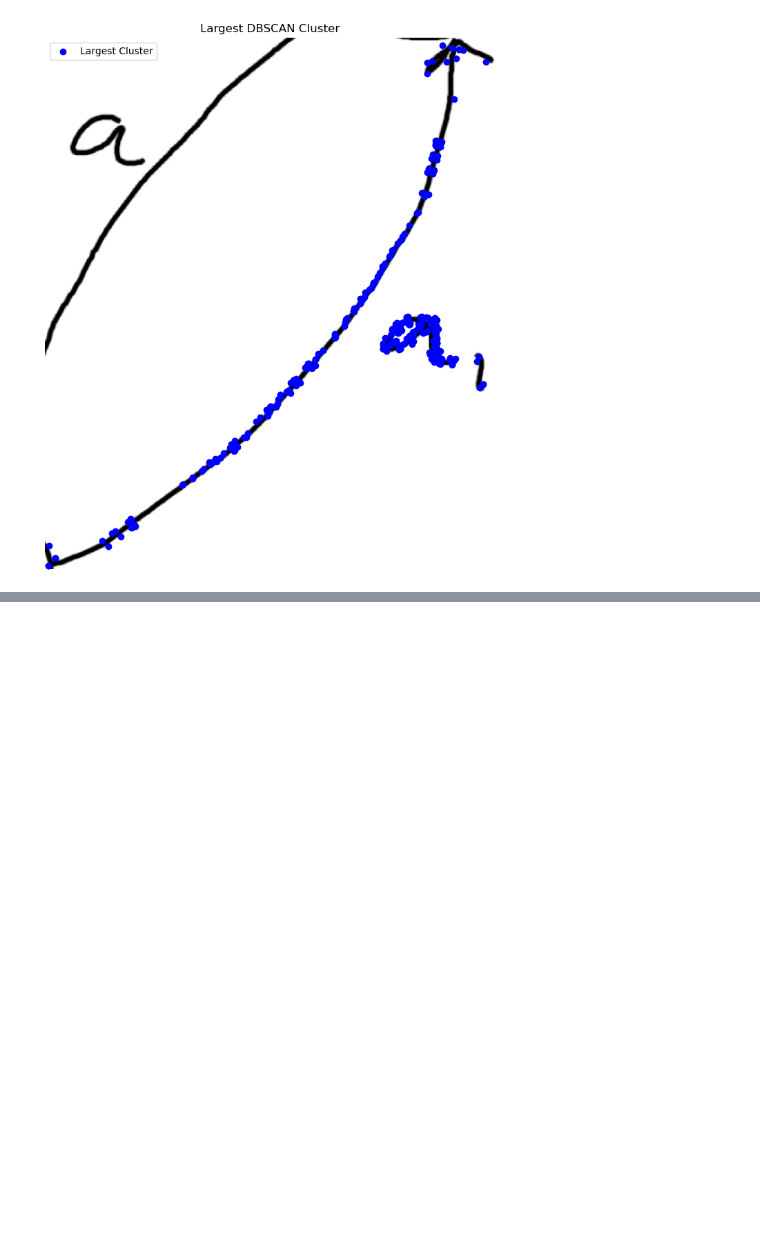
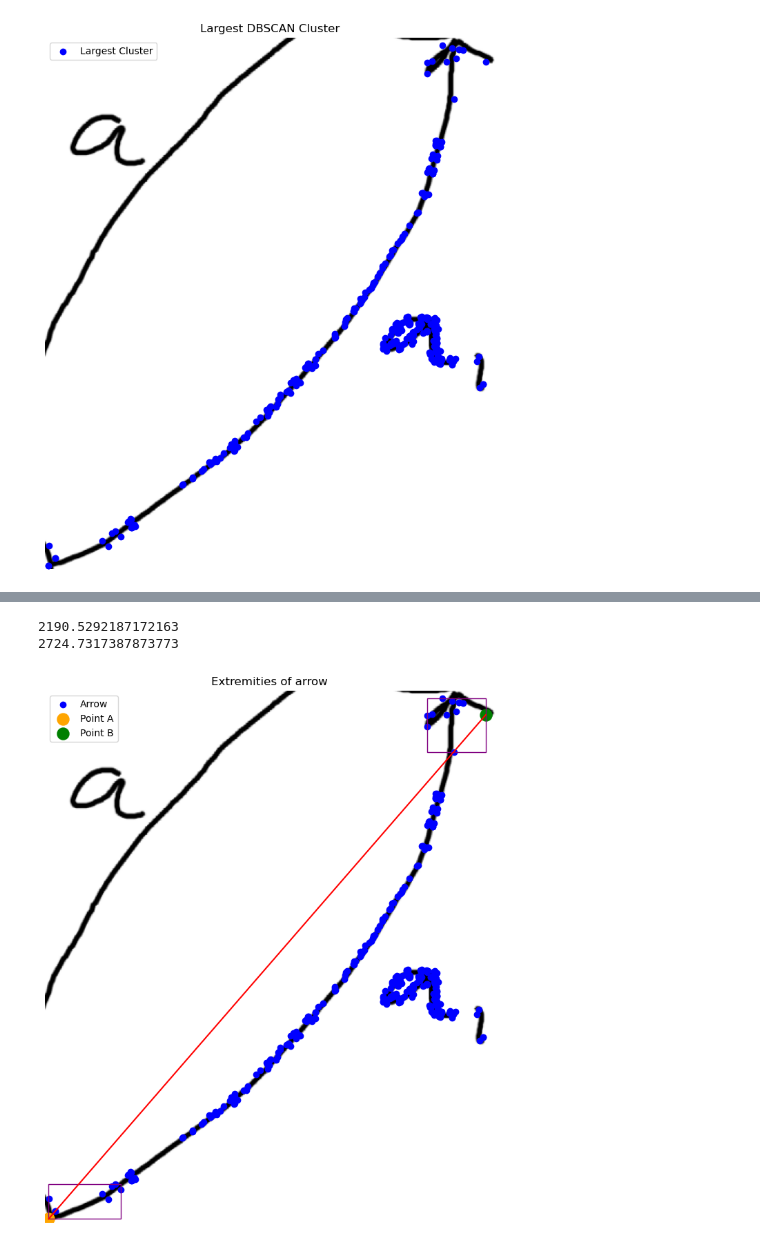
Before and after one commit to nricciardi/diagram, a Jupyter notebook: src/extractor/double_clustering/double_clustering.ipynb, the cells around one changed output, grey strips where cells are left out. Saved outputs shown, nothing was run; the diff lists cells and outputs as text; code cells hidden in the pictures; blank space fills up the shorter version.

```diff
--- a/src/extractor/double_clustering/double_clustering.ipynb
+++ b/src/extractor/double_clustering/double_clustering.ipynb
@@ -407,0 +450,4 @@ array([[  0.        , 331.33970483, 323.34810963, ..., 368.86328085,
+# %%
+def get_neighbor_points(center, points, radius) -> list:
+    distances = np.linalg.norm(points - center, axis=1)
+    return points[distances <= radius].copy()
@@ -407,0 +507,31 @@ array([[  0.        , 331.33970483, 323.34810963, ..., 368.86328085,
+# %%
+min_coords_of_A, max_coords_of_A = compute_bbox_of_points(neighbor_of_A)
+min_coords_of_B, max_coords_of_B = compute_bbox_of_points(neighbor_of_B)
+
+area_bbox_A = np.prod(max_coords_of_A - min_coords_of_A)
+area_bbox_B = np.prod(max_coords_of_B - min_coords_of_B)
+
+print(area_bbox_A)
+print(area_bbox_B)
+# %% [output]
+2190.5292187172163
+2724.7317387873773
+# %%
+plt.figure(figsize=(10, 10))
+plt.imshow(arrow_subregion_rgb)
+plt.scatter(largest_cluster_points[:, 0], largest_cluster_points[:, 1], c='blue', label='Arrow')
+
+plt.plot([point_A[0], point_B[0]], [point_A[1], point_B[1]], 'r-')
+plt.scatter(point_A[0], point_A[1], c="orange", label="Point A", s=150)
+plt.scatter(point_B[0], point_B[1], c="green", label="Point B", s=150)
+
+draw_bbox(plt, *min_coords_of_A, *max_coords_of_A)
+draw_bbox(plt, *min_coords_of_B, *max_coords_of_B)
+
+
+plt.title('Extremities of arrow')
+plt.axis('off')
+plt.legend()
+plt.show()
+# %% [output]
+[figure, added]
```
Also changed, not shown: parts of 18 cells of this notebook.
